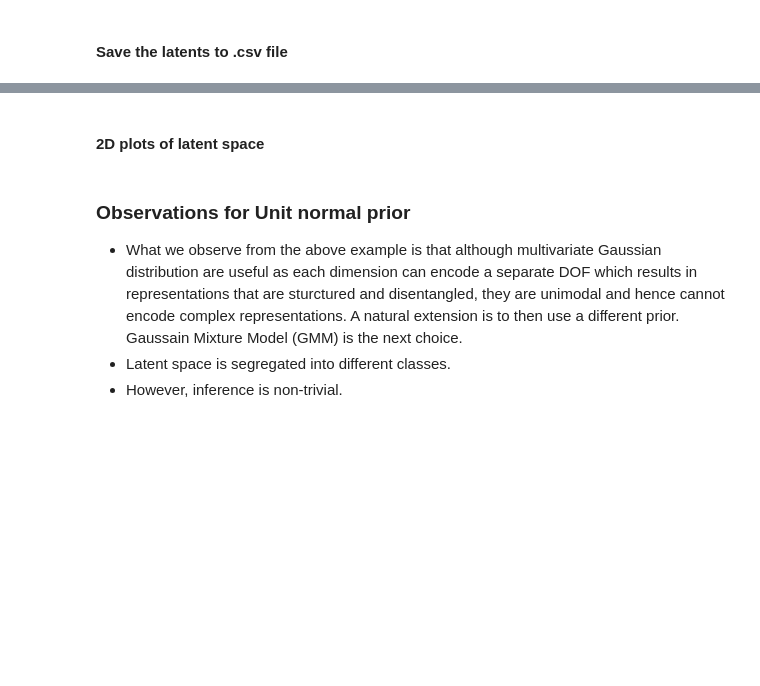
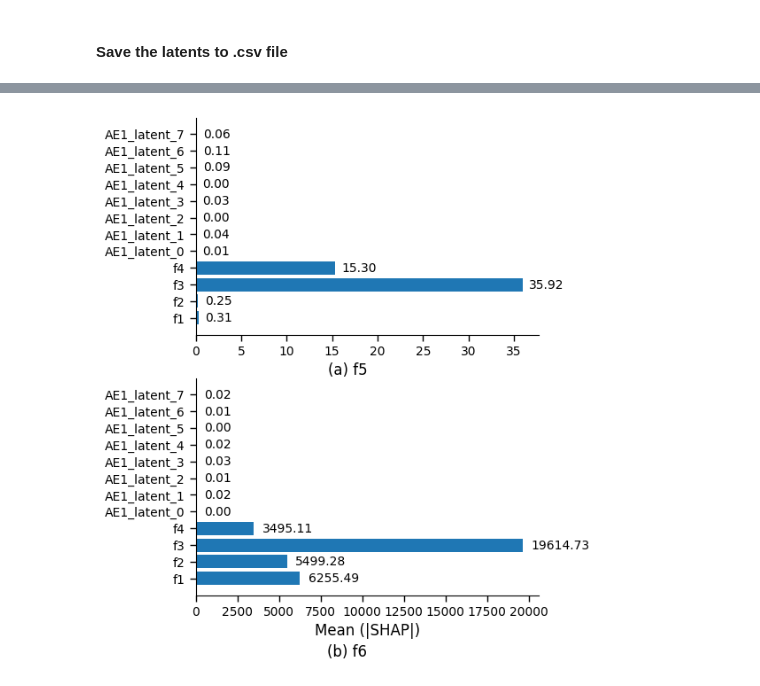
Before and after one commit to T-NIKHIL/NestedAE, a Jupyter notebook: code/nn_interpretability.ipynb, the cells around one changed output, grey strips where cells are left out. Cells and saved outputs as stored; diff of their text form; code cells hidden in the pictures; blank space fills up the shorter version.

```diff
--- a/code/nn_interpretability.ipynb
+++ b/code/nn_interpretability.ipynb
@@ -43,8 +43,8 @@ plt.rcParams['ytick.major.size'] = 5
 plt.rcParams['ytick.major.width'] = 1
 plt.rcParams['ytick.minor.size'] = 5
 plt.rcParams['ytick.minor.width'] = 1
-plt.rcParams['axes.labelsize'] = 10
-plt.rcParams['axes.titlesize'] = 10
+plt.rcParams['axes.labelsize'] = 12
+plt.rcParams['axes.titlesize'] = 12
 plt.rcParams['legend.fontsize'] = 10
 # %% [output]
 Global seed set to 10
@@ -649,2 +544,0 @@ plt.plot(torch.linspace(0, 1, 11), computed_grads)
-# %% [markdown]
-#### 2D plots of latent space
@@ -659,8 +545,6 @@ plt.plot(torch.linspace(0, 1, 11), computed_grads)
-# %% [markdown]
-### Observations for Unit normal prior
-- What we observe from the above example is that although multivariate Gaussian distribution are useful
-    as each dimension can encode a separate DOF which results in representations that are sturctured and disentangled,
-    they are unimodal and hence cannot encode complex representations. A natural extension is to then use a different
-    prior. Gaussain Mixture Model (GMM) is the next choice.
-- Latent space is segregated into different classes.
-- However, inference is non-trivial.
+# %%
+plt.rcParams['text.usetex'] = False
+shap.plots.waterfall(rand_sumf5_explainer_shap[seed], max_display=12, show=True)
+# shap.waterfall_plot(shap_values_from_explainer[seed], max_display=12, show=True)
+# Save SHAP waterfall plot to pdf
+plt.savefig('shap_waterfall_random_sumf5.pdf', bbox_inches='tight', dpi=300)
@@ -666,0 +556,35 @@ plt.plot(torch.linspace(0, 1, 11), computed_grads)
+# %%
+import matplotlib.pyplot as plt
+import numpy as np
+
+plt.rcParams['text.usetex'] = False
+fig, (ax1, ax2) = plt.subplots(2, 1, figsize=(5, 7))
+
+# Calculate the mean SHAP values
+rand_sumf5_mean_shap = np.mean(np.abs(rand_sumf5_explainer_shap.values), axis=0)
+rand_nonlinf5_mean_shap = np.mean(np.abs(rand_nonlinf5_explainer_shap.values), axis=0)
+
+# Sort the bars according to the magnitude of the SHAP values
+bars1 = ax1.barh(rand_sumf5_explainer_shap.feature_names, rand_sumf5_mean_shap , capsize=8)
+bars2 = ax2.barh(rand_nonlinf5_explainer_shap.feature_names, rand_nonlinf5_mean_shap, capsize=8)
+
+ax1.spines['right'].set_visible(False)
+ax1.spines['top'].set_visible(False)
+ax2.spines['right'].set_visible(False)
+ax2.spines['top'].set_visible(False)
+
+# Add the mean SHAP values to the bars
+for i, bar in enumerate(bars1):
+    ax1.text(bar.get_width() + 0.75, bar.get_y() + bar.get_height()/2, f'{rand_sumf5_mean_shap[i]:.2f}', va='center')
+
+for i, bar in enumerate(bars2):
+    ax2.text(bar.get_width() + 500, bar.get_y() + bar.get_height()/2, f'{rand_nonlinf5_mean_shap[i]:.2f}', va='center')
+
+# Put a text box underneath the first subplot with label (a)
+ax1.text(0.5, -0.2, '(a) f5', transform=ax1.transAxes, fontsize=12, va='bottom', ha='right')
+ax2.text(0.5, -0.3, '(b) f6', transform=ax2.transAxes, fontsize=12, va='bottom', ha='right')
+
+ax2.set_xlabel('Mean (|SHAP|)')
+plt.savefig('mean_shap_values.pdf', bbox_inches='tight', dpi=300)
+# %% [output]
+[figure, added]
```
Also changed, not shown: parts of 18 cells of this notebook, 31 other files.
